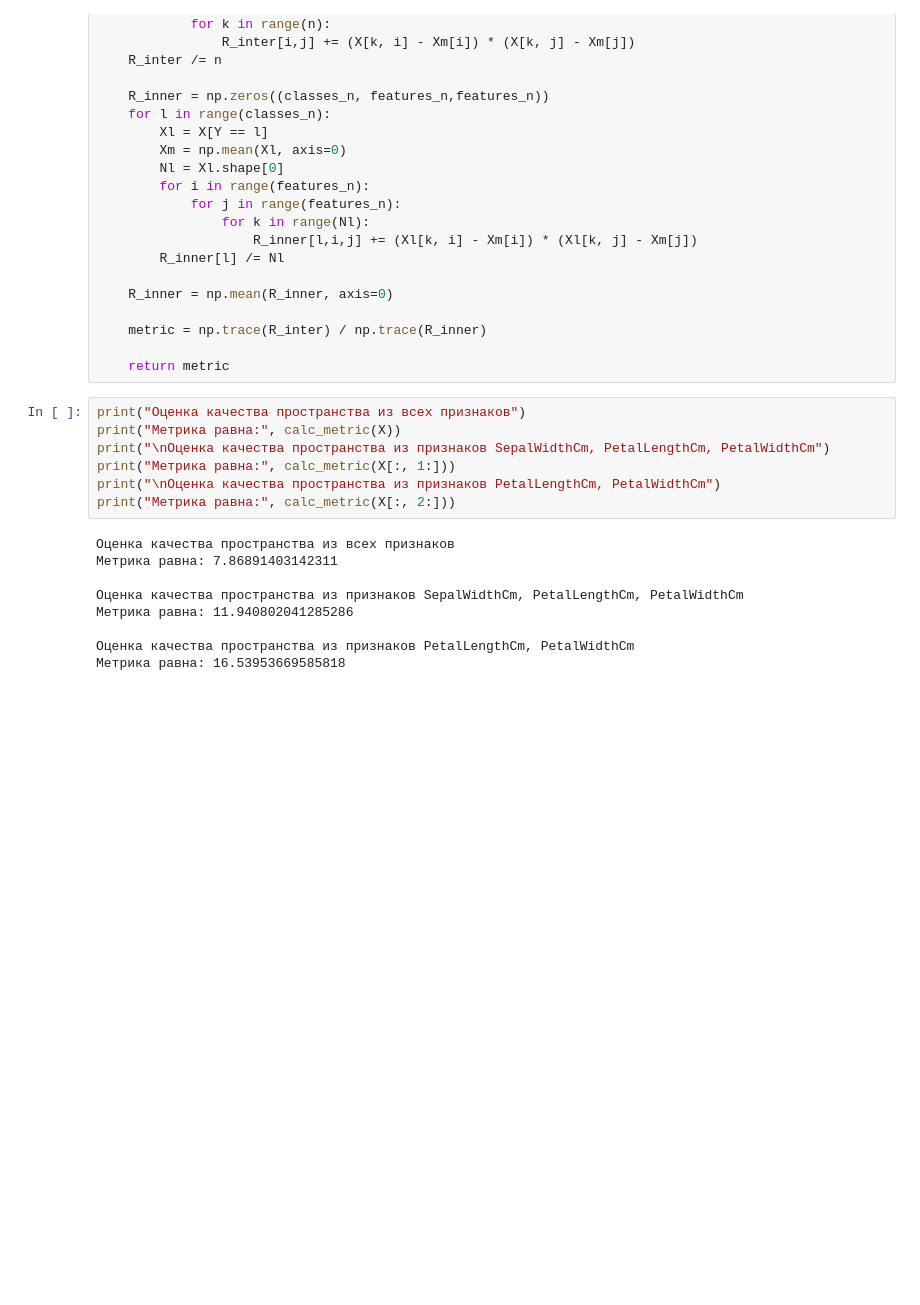
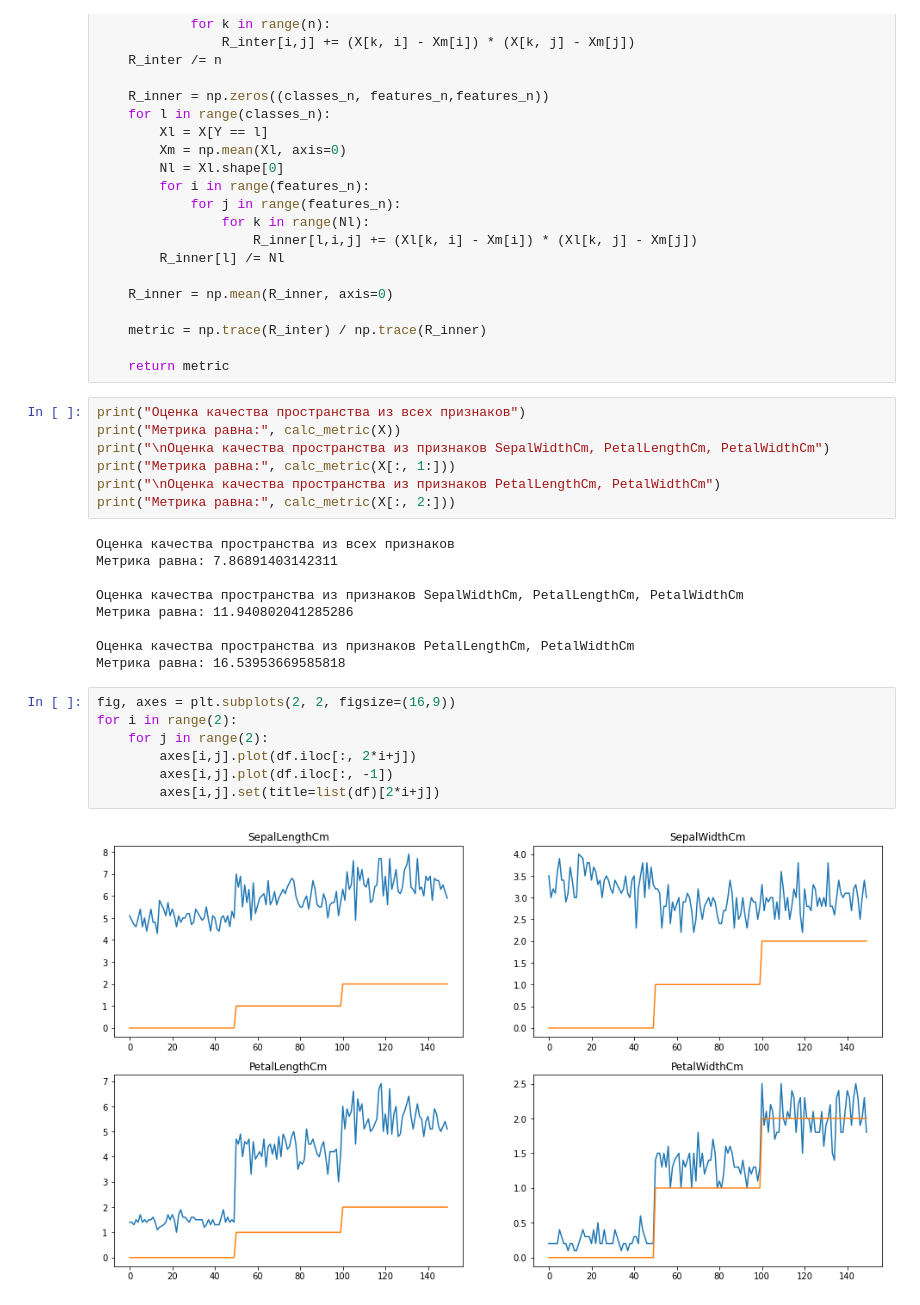
Before and after one commit to NLZer0/YIRS, a Jupyter notebook: main.ipynb, the cells around one changed output. Cells and saved outputs as stored; diff of their text form; blank space fills up the shorter version.

Commit message:
add corr graphs

```diff
--- a/main.ipynb
+++ b/main.ipynb
@@ -156,3 +156,12 @@ print("Метрика равна:", calc_metric(X[:, 2:]))
 
 Оценка качества пространства из признаков PetalLengthCm, PetalWidthCm
 Метрика равна: 16.53953669585818
+# %%
+fig, axes = plt.subplots(2, 2, figsize=(16,9))
+for i in range(2):
+    for j in range(2):
+        axes[i,j].plot(df.iloc[:, 2*i+j])
+        axes[i,j].plot(df.iloc[:, -1])
+        axes[i,j].set(title=list(df)[2*i+j])
+# %% [output]
+[figure, added]
```
